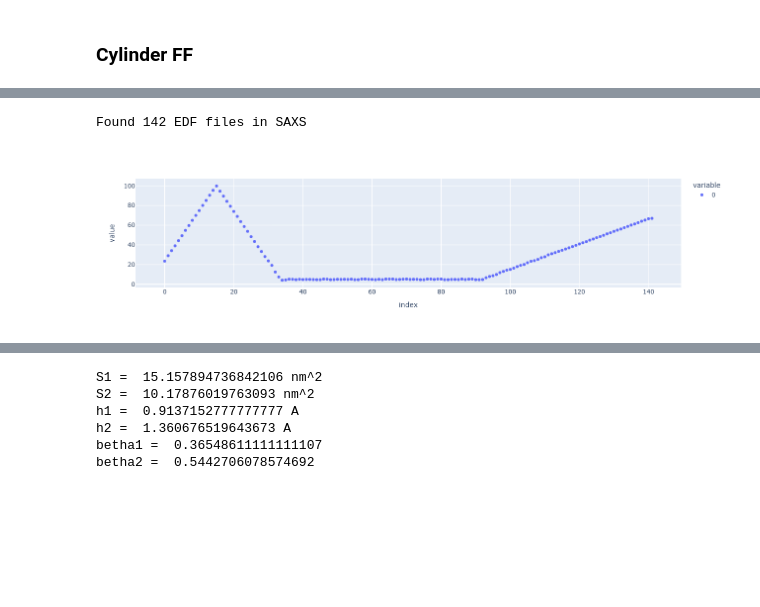
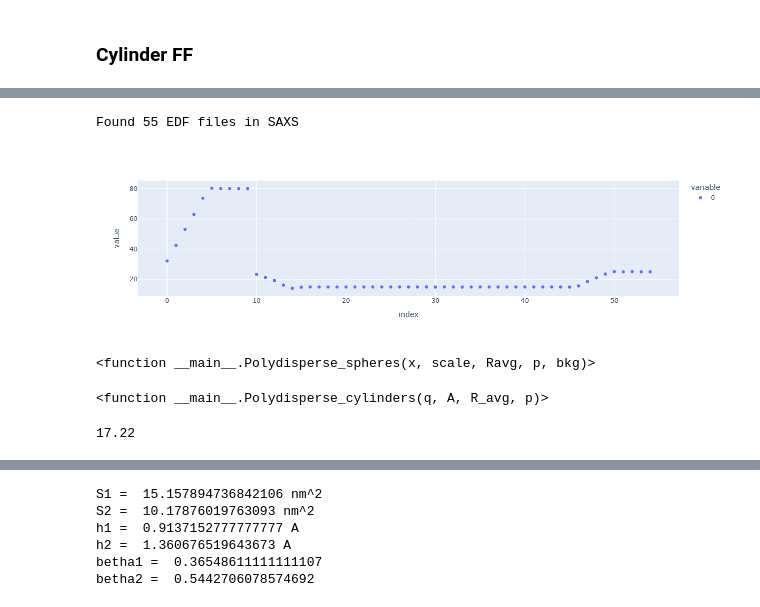
Before and after one commit to Akmalumarov/X_Ray_Scattering_Analysis, a Jupyter notebook: projects/Brushes/PEG_PNIPAM_crystallization/PEG_PNIPAM_cryst.ipynb, the cells around one changed output, grey strips where cells are left out. Saved outputs shown, nothing was run; the diff lists cells and outputs as text; code cells hidden in the pictures; blank space fills up the shorter version.

```diff
--- a/projects/Brushes/PEG_PNIPAM_crystallization/PEG_PNIPAM_cryst.ipynb
+++ b/projects/Brushes/PEG_PNIPAM_crystallization/PEG_PNIPAM_cryst.ipynb
@@ -302,8 +392,16 @@ plt.show()
 [figure]
 # %%
-Data = Exp576_24_5C
+Data = Exp576_24_15C
 
 px.scatter(Data.get_T_profile())
 # %% [output]
-Found 142 EDF files in SAXS
+Found 55 EDF files in SAXS
-[figure, old version]
+[figure, new version]
+# %%
+Polydisperse_spheres
+# %% [output]
+<function __main__.Polydisperse_spheres(x, scale, Ravg, p, bkg)>
+# %%
+Polydisperse_cylinders
+# %% [output]
+<function __main__.Polydisperse_cylinders(q, A, R_avg, p)>
@@ -309,0 +416,4 @@ Found 142 EDF files in SAXS
+# %%
+17.22
+# %% [output]
+17.22
```
Also changed, not shown: parts of 44 cells of this notebook, 2 other files.
